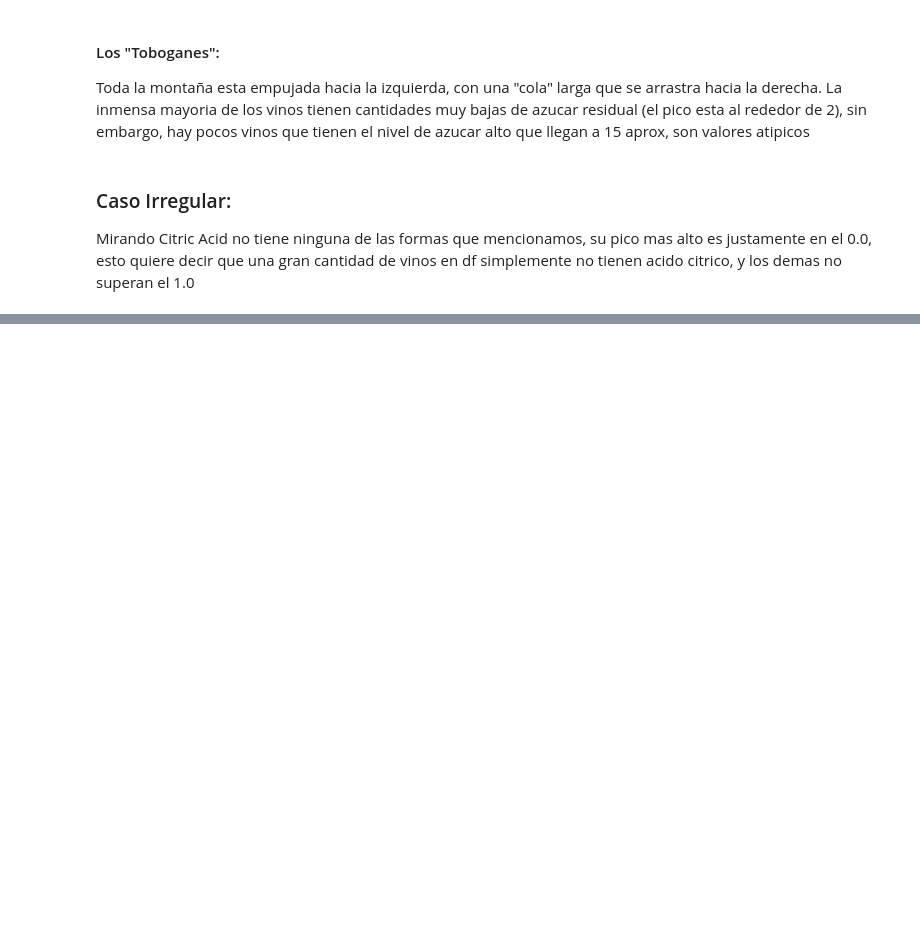
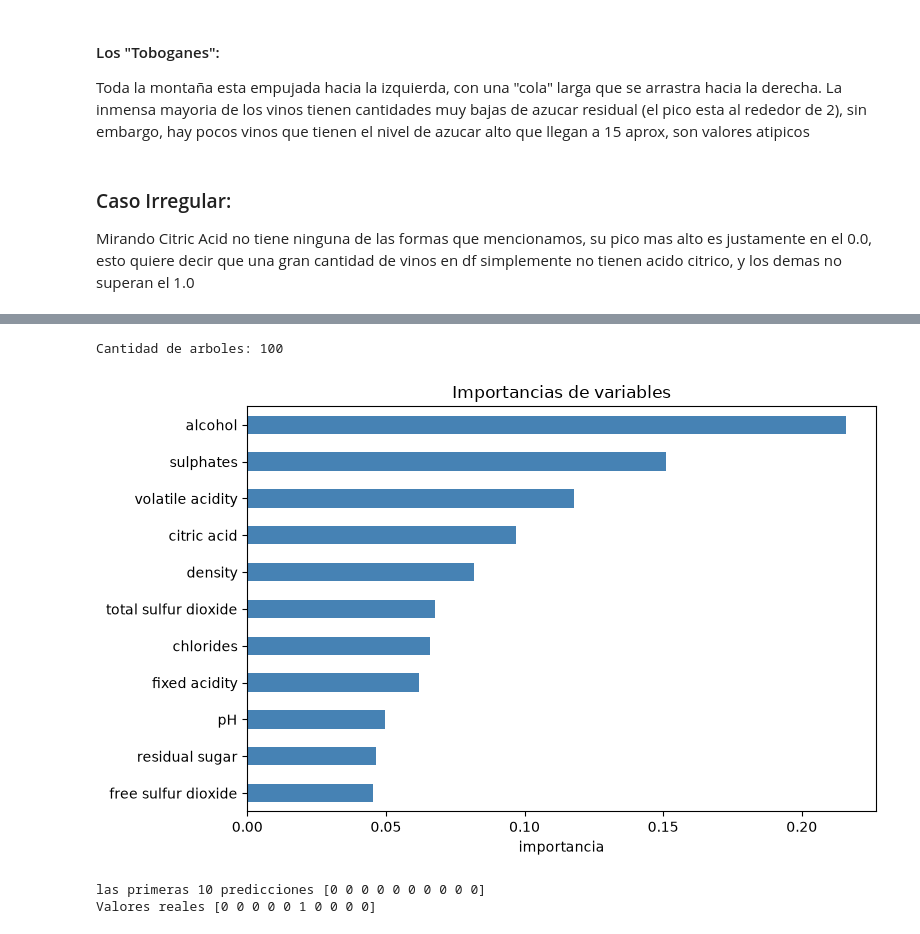
Before and after one commit to RamzLu/TLP3-pythonCienciasDeDatos, a Jupyter notebook: examenes/maching_learning_TP_vinos/notebook.ipynb, the cells around one changed output, grey strips where cells are left out. Drawn from its saved outputs; the diff is of its cells as text; code cells hidden in the pictures; blank space fills up the shorter version.

Commit message:
se completó el notebook, EDA, preprocesamiento, modelo y exportación

```diff
--- a/examenes/maching_learning_TP_vinos/notebook.ipynb
+++ b/examenes/maching_learning_TP_vinos/notebook.ipynb
@@ -162,0 +205,7 @@ Mirando Citric Acid no tiene ninguna de las formas que mencionamos, su pico mas
+# %%
+from sklearn.model_selection import train_test_split
+
+X_train, X_test, y_train, y_test = train_test_split(X, y, test_size=0.2, random_state=42)
+
+print('Datos de entrenamiento', X_train.shape)
+print('Datos de pruebas', X_test.shape)
@@ -162,0 +215,13 @@ Mirando Citric Acid no tiene ninguna de las formas que mencionamos, su pico mas
+# %%
+from sklearn.preprocessing import StandardScaler
+
+scaler = StandardScaler()
+
+#vamos a entrenar al scaler solo con los datos de entrenamiento
+X_train_scaled = scaler.fit_transform(X_train)
+
+#al test solo lo transformamos, no lo vamos a usar para entrenar al scaler
+X_test_scaled = scaler.transform(X_test)
+
+print('Media de X_train_scaled', X_train_scaled.mean().round(3))
+print('Desvio de X train', X_train_scaled.std().round(3))
@@ -162,0 +245,32 @@ Mirando Citric Acid no tiene ninguna de las formas que mencionamos, su pico mas
+# %%
+from sklearn.ensemble import RandomForestClassifier
+
+modelo = RandomForestClassifier( n_estimators= 100, max_depth= 10, random_state=42, class_weight='balanced')
+
+modelo.fit(X_train_scaled, y_train)
+
+print(f'Cantidad de arboles: {modelo.n_estimators}')
+# %% [output]
+Cantidad de arboles: 100
+# %%
+#vemos cuanto aporto cada variable al modelo
+importancias = pd.Series(
+    modelo.feature_importances_,
+    index=X.columns
+).sort_values(ascending=True)
+
+importancias.plot(kind='barh', color='steelblue', figsize=(8,5))
+plt.title('Importancias de variables')
+plt.xlabel('importancia')
+plt.tight_layout()
+plt.show()
+# %% [output]
+[figure, added]
+# %%
+#pedecimos sobre los datos de prueba
+y_pred = modelo.predict(X_test_scaled)
+print('las primeras 10 predicciones', y_pred[:10])
+print('Valores reales', y_test.values[:10])
+# %% [output]
+las primeras 10 predicciones [0 0 0 0 0 0 0 0 0 0]
+Valores reales [0 0 0 0 0 1 0 0 0 0]
```
Also changed, not shown: parts of 24 cells of this notebook, 2 other files.
